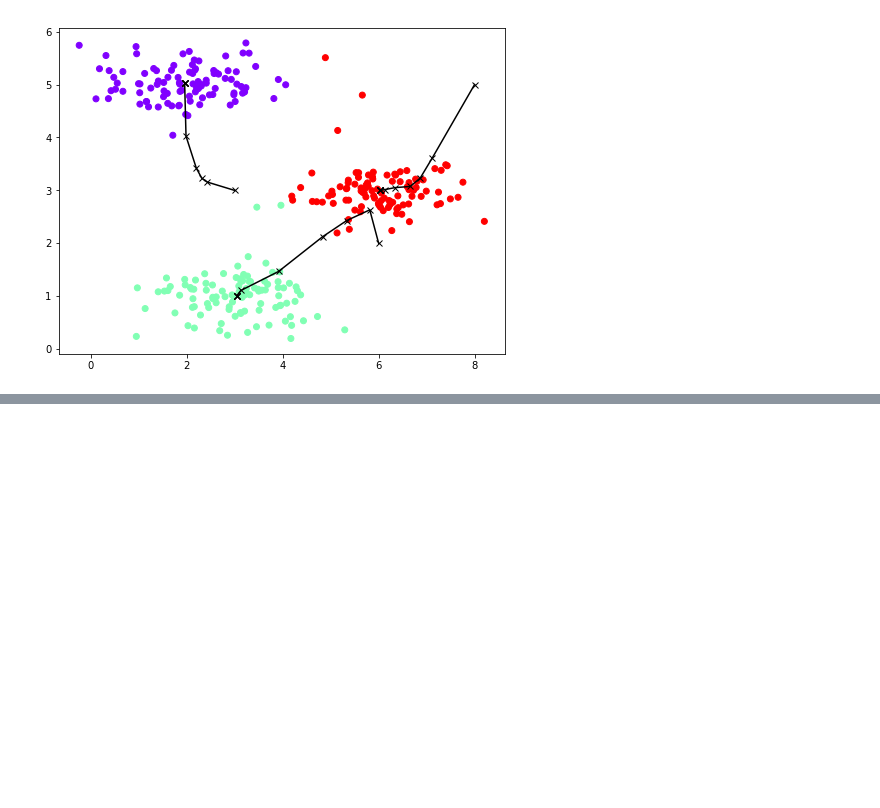
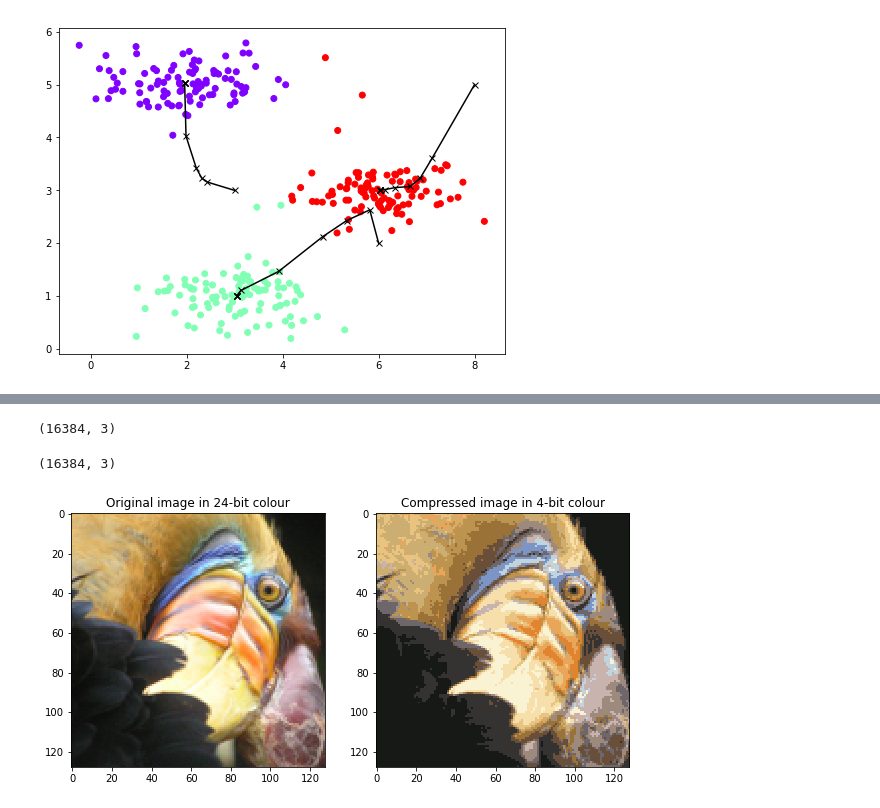
Before and after one commit to ZER-0-NE/Ng_ML, a Jupyter notebook: ex7/7_1_k-means_clustering.ipynb, the cells around one changed output, grey strips where cells are left out. Cells and saved outputs as stored; diff of their text form; code cells hidden in the pictures; blank space fills up the shorter version.

```diff
--- a/ex7/7_1_k-means_clustering.ipynb
+++ b/ex7/7_1_k-means_clustering.ipynb
@@ -180,0 +241,40 @@ Clustering after 10 iterations of k-means:
+# %%
+# Reshape the image into an Nx3 matrix where N = number of pixels.
+# Each row will contain the red, green and blue pixel values
+# This gives us our dataset matrix X that we will use k-means on.
+
+X = np.reshape(A, [A.shape[0] * A.shape[1], 3])
+X.shape
+# %% [output]
+(16384, 3)
+# %%
+# Run k-means
+K = 16
+max_iters = 10
+
+initial_centroids = k_means_init_centroids(X, K)
+centroids, idx = run_k_means(X, initial_centroids, max_iters)
+# %%
+idx = idx.flatten() # needs to be flat to be used as indices
+idx = idx.astype(int) # needs to be int to be used as indices
+
+# Recover compressed image
+X_recovered = centroids[idx]
+X_recovered.shape
+# %% [output]
+(16384, 3)
+# %%
+# X_recovered is now equivalent to our flattened X (16384 x 3), but in 16 colours.
+# Reshape to turn it into a 128x128 image
+X_recovered = np.reshape(X_recovered, img.shape)
+# %%
+plt.figure(figsize=(10,6))
+plt.subplot(1,2,1)
+plt.title('Original image in 24-bit colour')
+plt.imshow(img)
+plt.subplot(1,2,2)
+plt.imshow(X_recovered)
+plt.title('Compressed image in 4-bit colour')
+plt.show()
+# %% [output]
+[figure, added]
```
Also changed, not shown: parts of 13 cells of this notebook, 3 other files.
